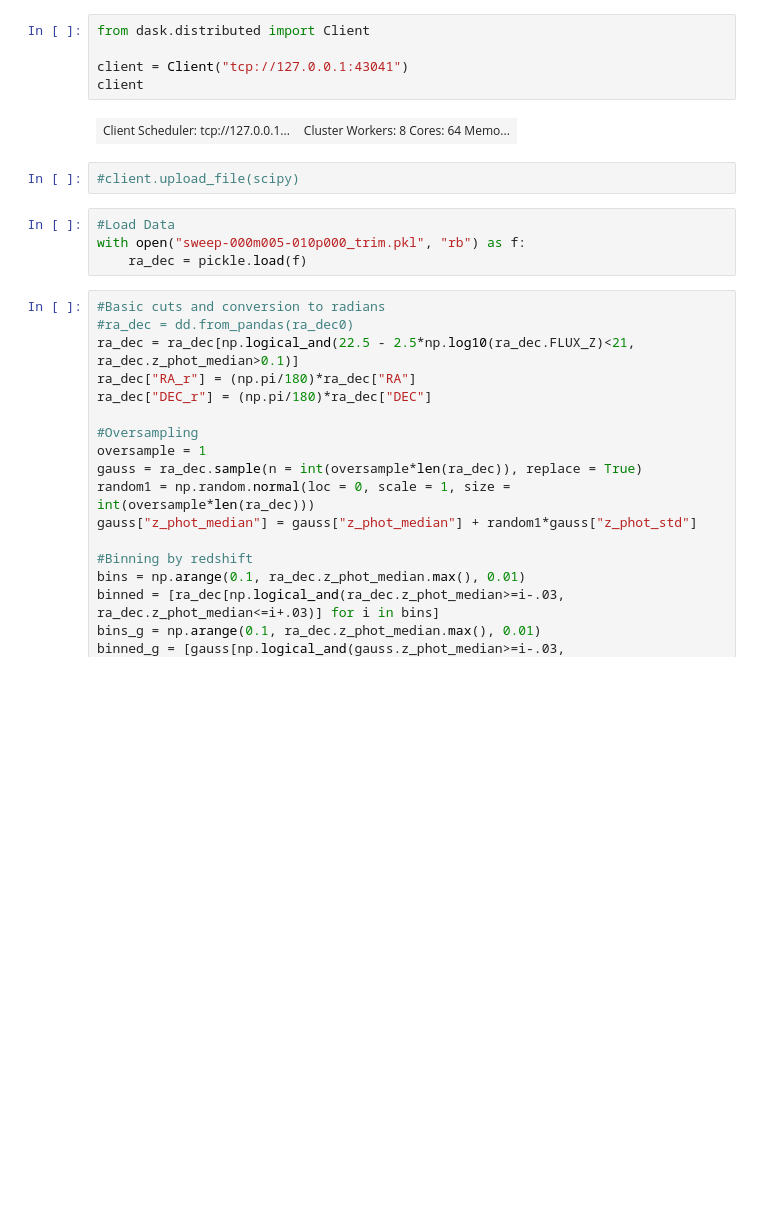
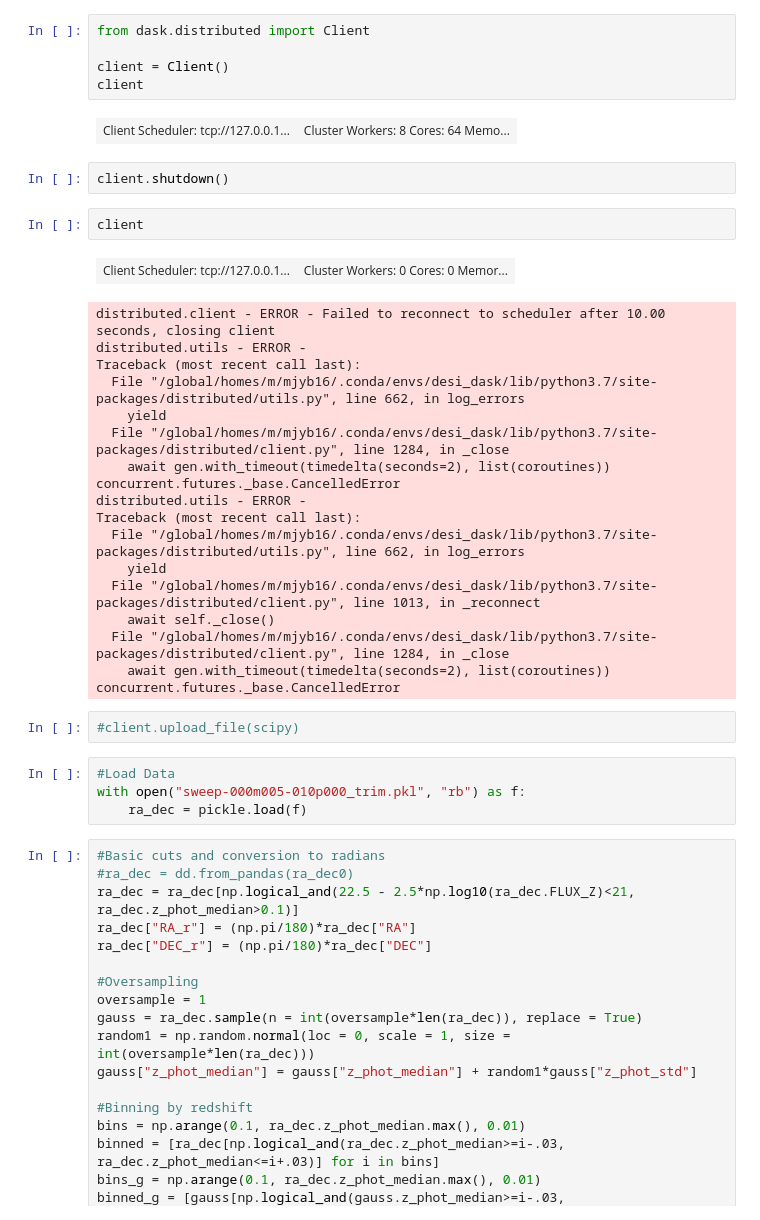
Before and after one commit to mjyb16/DESI_clusters_dumping_ground, a Jupyter notebook: DESI_Looped.ipynb, the cells around one changed output. Cells and saved outputs as stored; diff of their text form; blank space fills up the shorter version.

Commit message:
DESI_Looped now without jupyterlab extension, apparent errors with extension

```diff
--- a/DESI_Looped.ipynb
+++ b/DESI_Looped.ipynb
@@ -14,10 +13,33 @@ import dask
 # %%
 from dask.distributed import Client
 
-client = Client("tcp://127.0.0.1:43041")
+client = Client()
 client
 # %% [output]
 | Client Scheduler: tcp://127.0.0.1... | Cluster Workers: 8 Cores: 64 Memo... |
+# %%
+client.shutdown()
+# %%
+client
+# %% [output]
+| Client Scheduler: tcp://127.0.0.1... | Cluster Workers: 0 Cores: 0 Memor... |
+distributed.client - ERROR - Failed to reconnect to scheduler after 10.00 seconds, closing client
+distributed.utils - ERROR -
+Traceback (most recent call last):
+  File "/global/homes/m/mjyb16/.conda/envs/desi_dask/lib/python3.7/site-packages/distributed/utils.py", line 662, in log_errors
+    yield
+  File "/global/homes/m/mjyb16/.conda/envs/desi_dask/lib/python3.7/site-packages/distributed/client.py", line 1284, in _close
+    await gen.with_timeout(timedelta(seconds=2), list(coroutines))
+concurrent.futures._base.CancelledError
+distributed.utils - ERROR -
+Traceback (most recent call last):
+  File "/global/homes/m/mjyb16/.conda/envs/desi_dask/lib/python3.7/site-packages/distributed/utils.py", line 662, in log_errors
+    yield
+  File "/global/homes/m/mjyb16/.conda/envs/desi_dask/lib/python3.7/site-packages/distributed/client.py", line 1013, in _reconnect
+    await self._close()
+  File "/global/homes/m/mjyb16/.conda/envs/desi_dask/lib/python3.7/site-packages/distributed/client.py", line 1284, in _close
+    await gen.with_timeout(timedelta(seconds=2), list(coroutines))
+concurrent.futures._base.CancelledError
 # %%
 #client.upload_file(scipy)
 # %%
```
Also changed, not shown: parts of 11 cells of this notebook, 18 other files.
